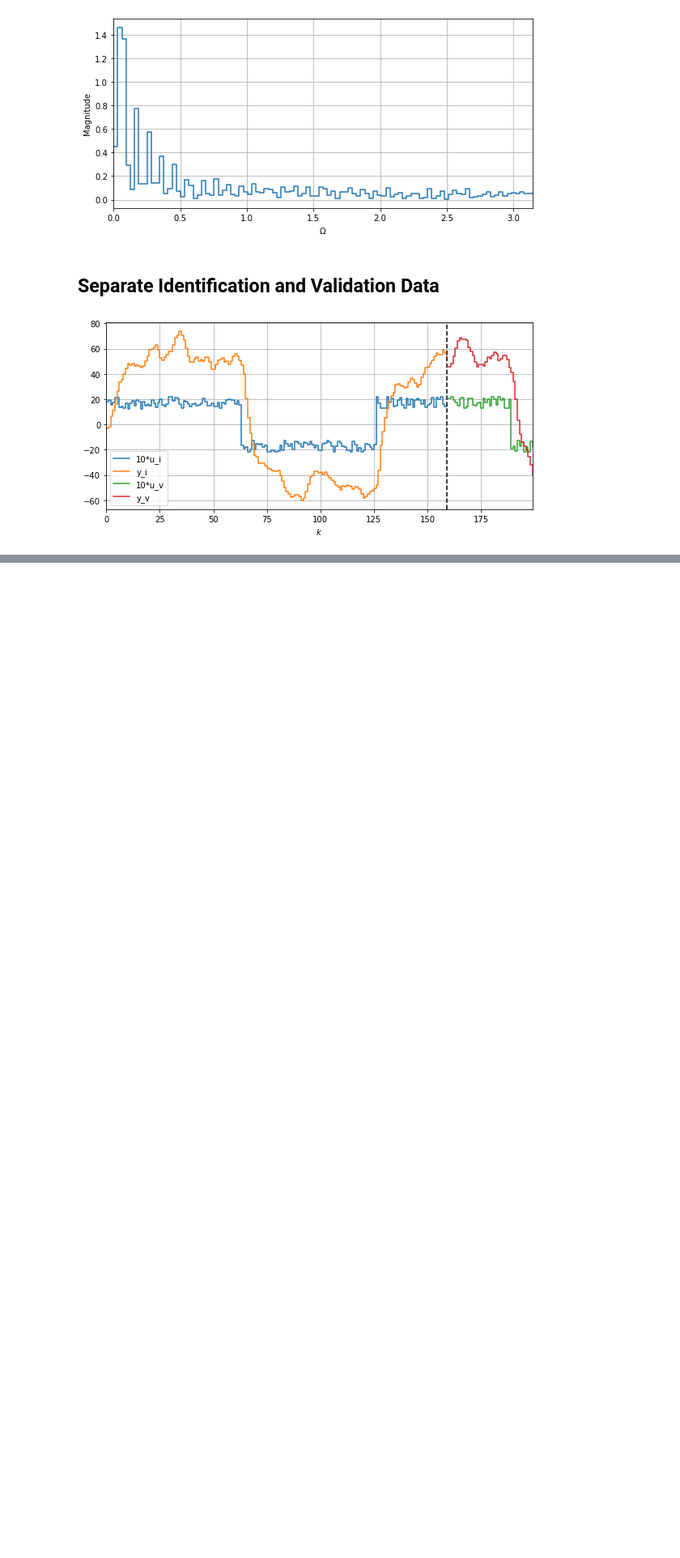
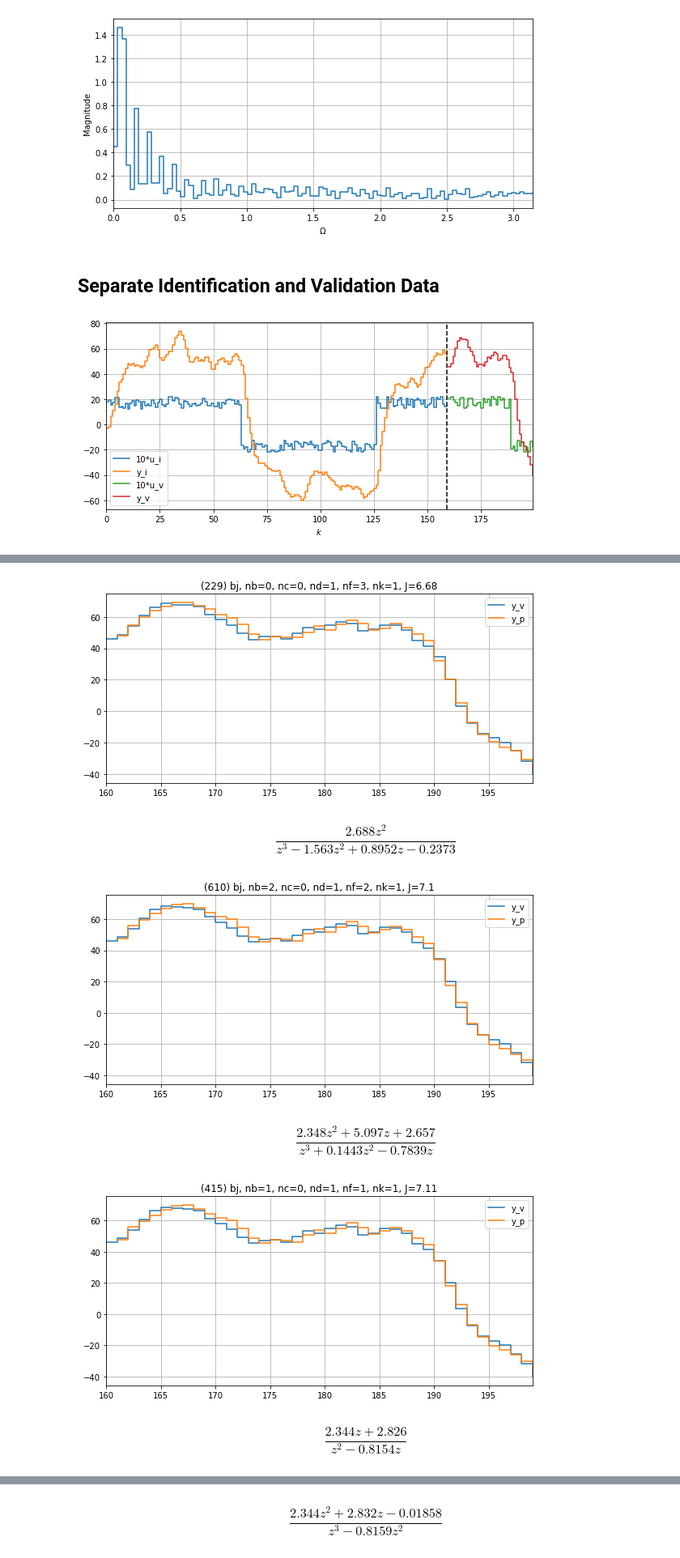
Before and after one commit to GuiBeal/system-identification, a Jupyter notebook: Python/main.ipynb, the cells around one changed output, grey strips where cells are left out. Shown at 81% size. Cells and saved outputs as stored; diff of their text form; code cells hidden in the pictures; blank space fills up the shorter version.

```diff
--- a/Python/main.ipynb
+++ b/Python/main.ipynb
@@ -146,8 +146,8 @@ C(q) = 1 + c_1 \, q^{-1} + \dotsb + c_{n_c} \, q^{-n_c}
 # %%
 from functions import armax
 
-na_range = range(1, 3 + 1)
-nb_range = range(1, 3 + 1)
+na_range = range(0, 3 + 1)
+nb_range = range(0, 2 + 1)
 nc_range = range(0, 3 + 1)
 nk_range = range(0, 2 + 1)
 
@@ -171,8 +171,8 @@ F(q) = 1 + f_1 \, q^{-1} + \dotsb + f_{n_f} \, q^{-n_f}
 # %%
 from functions import oe
 
-nb_range = range(1, 3 + 1)
-nf_range = range(1, 3 + 1)
+nb_range = range(0, 2 + 1)
+nf_range = range(1, 3 + 1) # nf = 0 causa erro no pysid!
 nk_range = range(0, 2 + 1)
 
 models_oe = oe(u_i, y_i, u_v, y_v, nb_range, nf_range, nk_range)
@@ -199,10 +199,10 @@ F(q) = 1 + f_1 \, q^{-1} + \dotsb + f_{n_f} \, q^{-n_f}
 # %%
 from functions import bj
 
-nb_range = range(1, 3 + 1)
+nb_range = range(0, 2 + 1)
 nc_range = range(0, 3 + 1)
-nd_range = range(1, 3 + 1)
-nf_range = range(1, 3 + 1)
+nd_range = range(0, 3 + 1)
+nf_range = range(0, 3 + 1)
 nk_range = range(0, 2 + 1)
 
 models_bj = bj(u_i, y_i, u_v, y_v, nb_range, nc_range, nd_range, nf_range, nk_range)
@@ -212,0 +215,2 @@ models = pd.concat([models, models_bj], ignore_index=True)
+# %%
+models.sort_values(by=['Jp'], inplace=True)
@@ -213,13 +219,38 @@ models = pd.concat([models, models_bj], ignore_index=True)
 # %%
-# for i, model in models.iterrows():
-#   print(f'{model.model}, na={model.na}, nb={model.nb}, nc={model.nc}, nd={model.nd}, nf={model.nf}, nk={model.nk}')
-#   if not model.yp is None:
-#     plt.figure()
-#     plt.plot(k_v, y_v, label='y_v', drawstyle='steps-post')
-#     plt.plot(k_v[model.nk:], model.yp, label='y_p', drawstyle='steps-post')
-#     plt.xlim(k_v[0], k_v[-1])
-#     plt.grid()
-#     plt.legend()
-#     plt.tight_layout()
-#     plt.show()
+
+for i, (index, model) in enumerate(models.iterrows()):
+  if i > 20:
+    break
+
+  if np.isnan(model.yp).any():
+    continue
+
+  if model.model == 'arx':
+    title = f'({index}) {model.model}, na={model.na}, nb={model.nb}, nk={model.nk}, J={model.Jp:.3g}'
+  elif model.model == 'armax':
+    title = f'({index}) {model.model}, na={model.na}, nb={model.nb}, nc={model.nc}, nk={model.nk}, J={model.Jp:.3g}'
+  elif model.model == 'oe':
+    title = f'({index}) {model.model}, nb={model.nb}, nf={model.nf}, nk={model.nk}, J={model.Jp:.3g}'
+  elif model.model == 'bj':
+    title = f'({index}) {model.model}, nb={model.nb}, nc={model.nc}, nd={model.nd}, nf={model.nf}, nk={model.nk}, J={model.Jp:.3g}'
+  else:
+    assert(False)
+
+  plt.figure(figsize=(8,4))
+  plt.title(title)
+  plt.plot(k_v, y_v, label='y_v', drawstyle='steps-post')
+  plt.plot(k_v[model.nk:], model.yp, label='y_p', drawstyle='steps-post')
+  plt.xlim(k_v[0], k_v[-1])
+  plt.grid()
+  plt.legend()
+  plt.tight_layout()
+  plt.show()
+
+  display(model.G)
 # %% [output]
+[figure, new version]
+$$\frac{2.688 z^2}{z^3 - 1.563 z^2 + 0.8952 z - 0.2373}$$
+[figure, new version]
+$$\frac{2.348 z^2 + 5.097 z + 2.657}{z^3 + 0.1443 z^2 - 0.7839 z}$$
+[figure, new version]
+$$\frac{2.344 z + 2.826}{z^2 - 0.8154 z}$$
@@ -225,0 +258 @@ models = pd.concat([models, models_bj], ignore_index=True)
+$$\frac{2.344 z^2 + 2.832 z - 0.01858}{z^3 - 0.8159 z^2}$$
```
Also changed, not shown: parts of 11 cells of this notebook, 4 other files.
